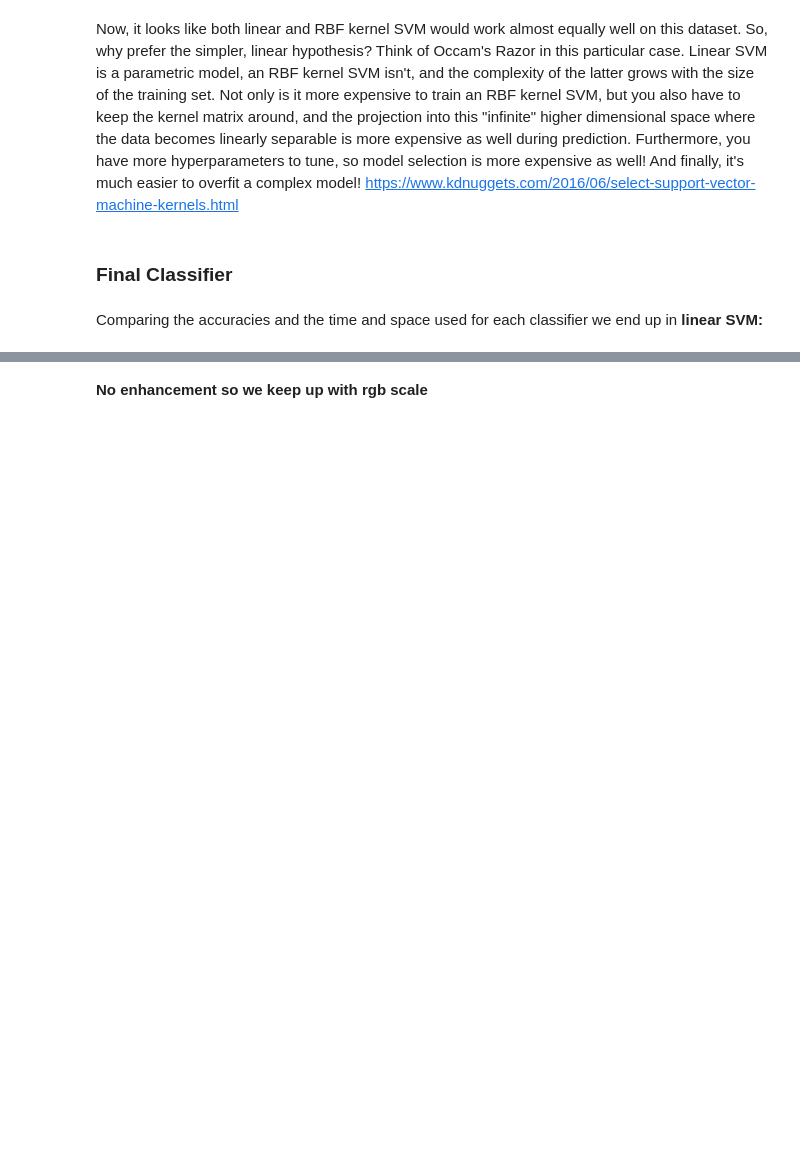
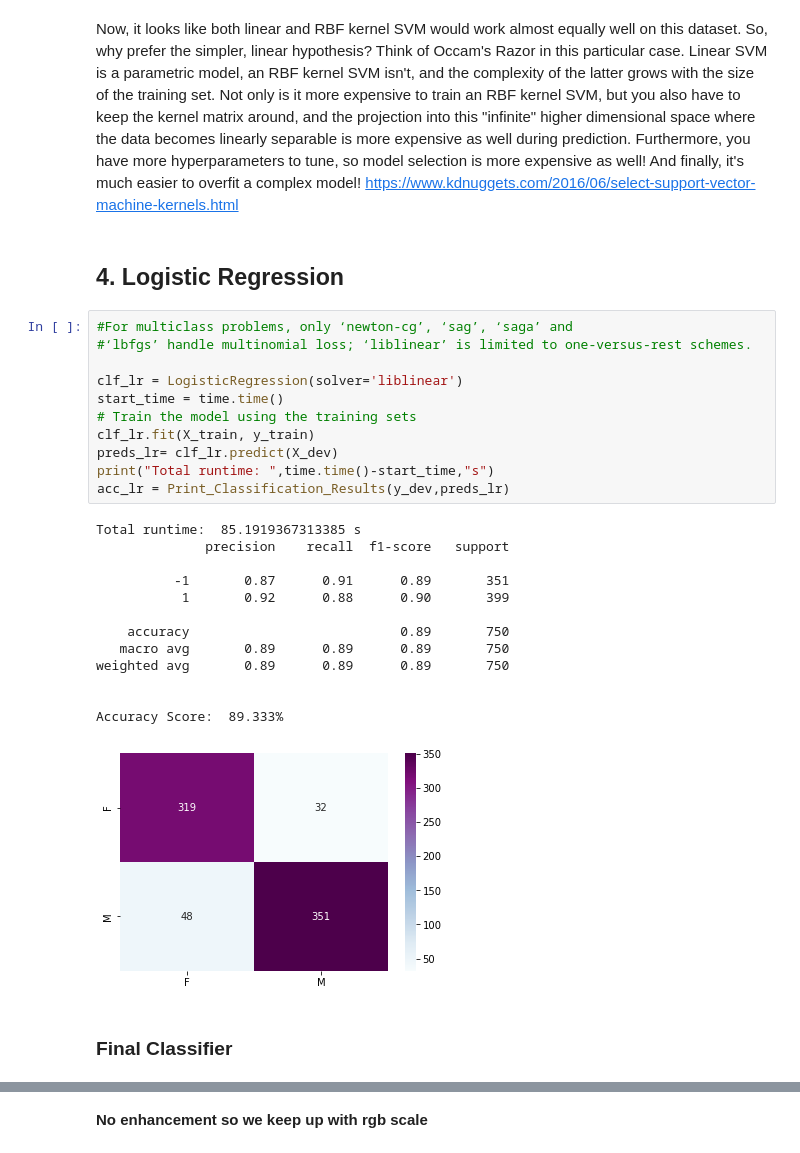
Before and after one commit to xeniakal/AMLS_20-21_SN20159465, a Jupyter notebook: A1/GenderClassification.ipynb, the cells around one changed output, grey strips where cells are left out. Drawn from its saved outputs; the diff is of its cells as text; blank space fills up the shorter version.

```diff
--- a/A1/GenderClassification.ipynb
+++ b/A1/GenderClassification.ipynb
@@ -374,7 +429,32 @@ Best parameters: {'C': 10, 'gamma': 0.001}
 # %% [markdown]
 Now, it looks like both linear and RBF kernel SVM would work almost equally well on this dataset. So, why prefer the simpler, linear hypothesis? Think of Occam's Razor in this particular case. Linear SVM is a parametric model, an RBF kernel SVM isn't, and the complexity of the latter grows with the size of the training set. Not only is it more expensive to train an RBF kernel SVM, but you also have to keep the kernel matrix around, and the projection into this "infinite" higher dimensional space where the data becomes linearly separable is more expensive as well during prediction. Furthermore, you have more hyperparameters to tune, so model selection is more expensive as well! And finally, it's much easier to overfit a complex model!
 https://www.kdnuggets.com/2016/06/select-support-vector-machine-kernels.html
+# %% [markdown]
+## 4. Logistic Regression
+# %%
+#For multiclass problems, only ‘newton-cg’, ‘sag’, ‘saga’ and
+#‘lbfgs’ handle multinomial loss; ‘liblinear’ is limited to one-versus-rest schemes.
+
+clf_lr = LogisticRegression(solver='liblinear')
+start_time = time.time()
+# Train the model using the training sets
+clf_lr.fit(X_train, y_train)
+preds_lr= clf_lr.predict(X_dev)
+print("Total runtime: ",time.time()-start_time,"s")
+acc_lr = Print_Classification_Results(y_dev,preds_lr)
+# %% [output]
+Total runtime:  85.1919367313385 s
+              precision    recall  f1-score   support
+
+          -1       0.87      0.91      0.89       351
+           1       0.92      0.88      0.90       399
+
+    accuracy                           0.89       750
+   macro avg       0.89      0.89      0.89       750
+weighted avg       0.89      0.89      0.89       750
+
+
+Accuracy Score:  89.333%
+[figure, added]
 # %% [markdown]
 ### Final Classifier
-# %% [markdown]
-Comparing the accuracies and the time and space used for each classifier we end up in **linear SVM:**
```
Also changed, not shown: parts of 88 cells of this notebook, 1 other file.
